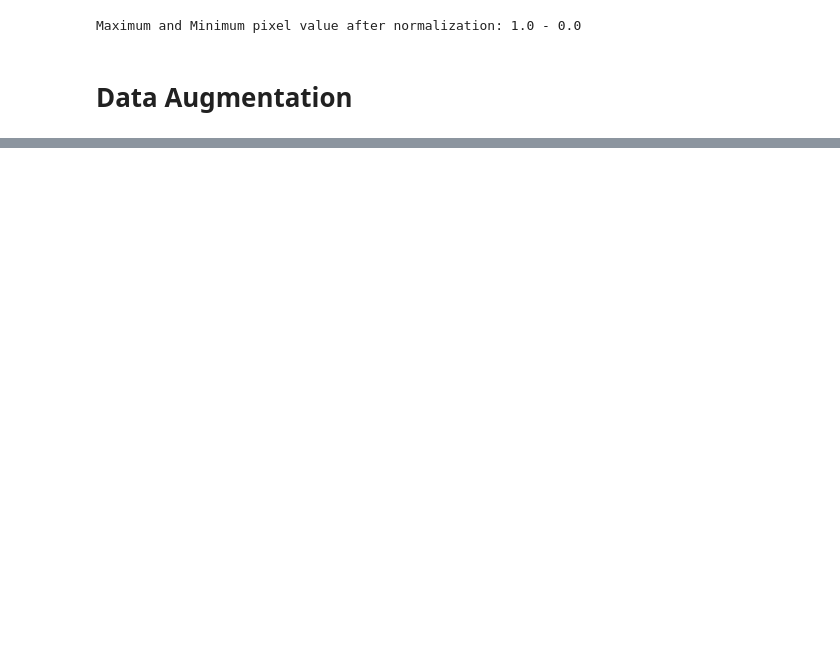
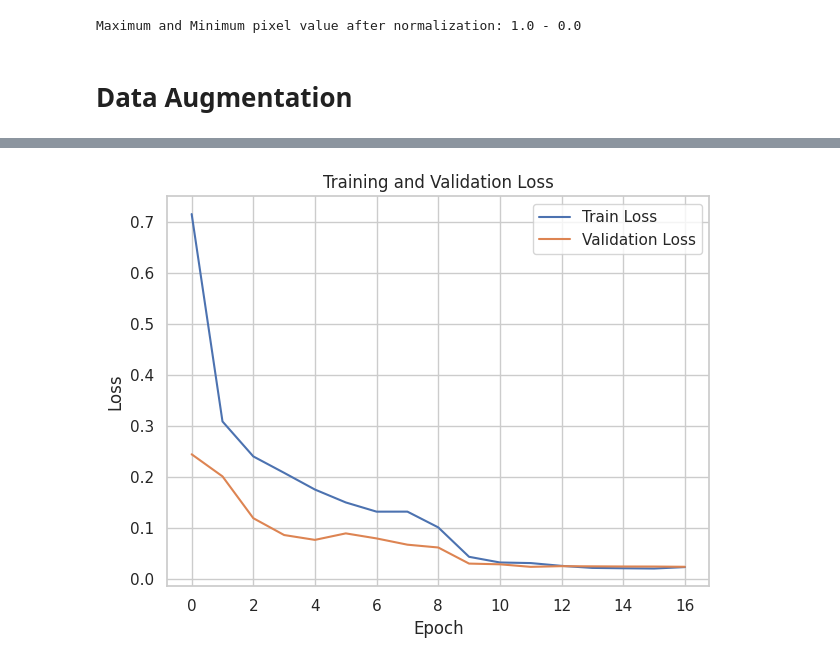
Before and after one commit to AsmaRadwan/MRI-Tumar-Recognition, a Jupyter notebook: mri-tumar-recognition.ipynb, the cells around one changed output, grey strips where cells are left out. Saved outputs shown, nothing was run; the diff lists cells and outputs as text; code cells hidden in the pictures; blank space fills up the shorter version.

```diff
--- a/mri-tumar-recognition.ipynb
+++ b/mri-tumar-recognition.ipynb
@@ -202,6 +138,0 @@ def model_builder(hp):
-# %%
-# Initialize the tuner
-tuner = kt.Hyperband(model_builder,
-                     objective='val_accuracy',
-                     factor=3,
-                     max_epochs=10)
@@ -384,0 +187,10 @@ model.save("vgg16_best_model.keras")
+# %%
+my_callbacks=[
+        TensorBoard(log_dir='logs'),
+        #Saves the model with the best validation accuracy during training.
+        ModelCheckpoint("best_model.keras", monitor="val_accuracy", save_best_only=True, verbose=1),
+        #Reduces the learning rate when validation accuracy plateaus.
+        ReduceLROnPlateau(monitor='val_accuracy', factor=0.1, patience=2, min_delta=0.0001, verbose=1),
+        #Stops training early if validation loss doesn't improve for a number of epochs.
+        EarlyStopping(monitor='val_loss', patience=5, restore_best_weights=True, verbose=1)
+    ]
@@ -384,0 +235,2 @@ model.save("vgg16_best_model.keras")
+# %%
+vgg16_model, vgg16_best_hps = hyperparameter_tuning(vgg16_model_builder,X_train,y_train)
@@ -384,0 +260,7 @@ model.save("vgg16_best_model.keras")
+# %%
+vgg16_history =vgg16_model.fit(
+    datagen.flow(X_train, y_train, batch_size=15),
+    validation_data=(X_valid,y_valid),
+    epochs=20,
+    callbacks=my_callbacks
+)
@@ -384,0 +294,16 @@ model.save("vgg16_best_model.keras")
+# %%
+plt.figure(figsize=(12, 5))
+
+plt.subplot(1, 2, 1)
+plt.plot(vgg16_history.history['loss'], label='Train Loss')
+plt.plot(vgg16_history.history['val_loss'], label='Validation Loss')
+plt.title('Training and Validation Loss')
+plt.xlabel('Epoch')
+plt.ylabel('Loss')
+plt.legend()
+plt.grid(True)
+
+plt.tight_layout()
+plt.show()
+# %% [output]
+[figure, added]
```
Also changed, not shown: parts of 48 cells of this notebook.
